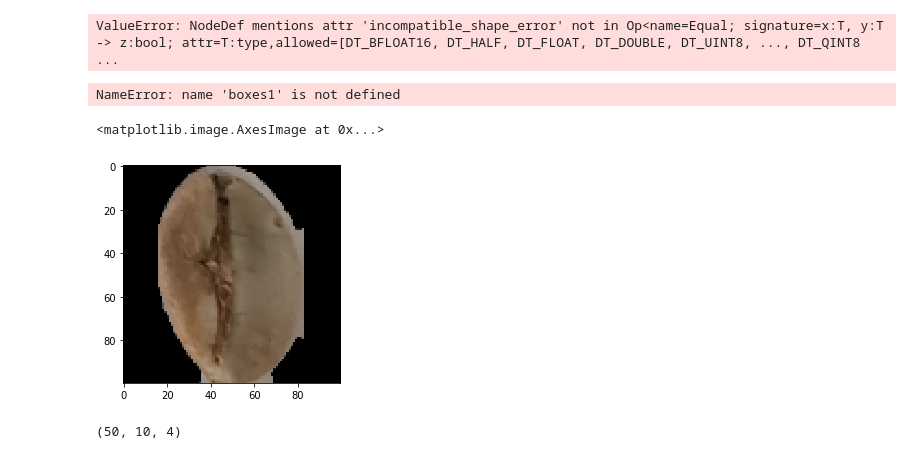
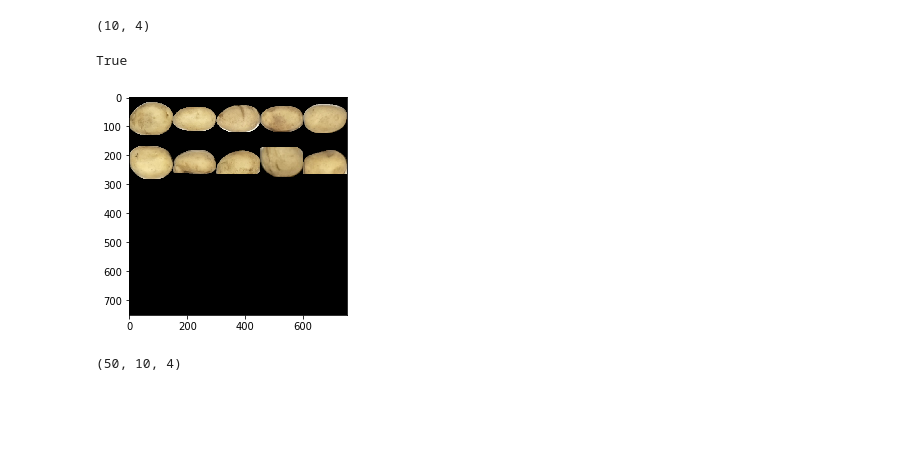
Before and after one commit to anshkumar/tensorRT, a Jupyter notebook: modelMerger.ipynb, the cells around one changed output. Cells and saved outputs as stored; diff of their text form; code cells hidden in the pictures; blank space fills up the shorter version.

Commit message:
align_corners=True in both mask resize and roi resize l1

```diff
--- a/modelMerger.ipynb
+++ b/modelMerger.ipynb
@@ -24,10 +24,10 @@ IS_L1_MASK = True
 IS_L2_MASK = False
 L2_BOX_PRUNING = True
 # %%
-pb_fname1 = "/Users/vedanshu/frozen_graph/tanisha_tomato_sort_l1_58204_tf_115.pb"
-pb_fname2 = "/Users/vedanshu/frozen_graph/tanisha_tomato_sort_l2_150000_tf_115.pb"
+pb_fname1 = "/Users/vedanshu/frozen_graph/ved_potato_l1_sort_mask_rcnn_inception_v2.pb"
+pb_fname2 = "/Users/vedanshu/frozen_graph/ved_potato_l2_5x5_sort_ssd_mobilenet_v2_fpn_3_class_oversample_BDH.pb"
 # %%
-img = cv2.imread("/Users/vedanshu/test2.jpg")
+img = cv2.imread("/Users/vedanshu/test.jpg")
 img = cv2.cvtColor(img, cv2.COLOR_BGR2RGB)
 # %%
 def get_frozen_graph(graph_file):
@@ -69,8 +69,6 @@ with l1_graph.as_default():
         tf.int32), name="l1_num_detections")
     if IS_L1_MASK:
         masks1 = tf.identity(tf_masks1[0], name="l1_masks")
-# %% [output]
-ValueError: NodeDef mentions attr 'incompatible_shape_error' not in Op<name=Equal; signature=x:T, y:T -> z:bool; attr=T:type,allowed=[DT_BFLOAT16, DT_HALF, DT_FLOAT, DT_DOUBLE, DT_UINT8, ..., DT_QINT8 ...
 # %%
 def image_grid(input_tensor, grid_shape=(5,5), image_shape=(150, 150),
     num_channels=3):
@@ -140,14 +138,16 @@ def while_body2_grid(j, boxes_pixels, roies, tf_input1, masks1):
         mask = masks1[j]
         mask = tf.stack([mask, mask, mask],axis=2)
         mask = tf.image.resize(mask, (boxH, boxW),
-                               method=tf.image.ResizeMethod.BICUBIC)
+                               method=tf.image.ResizeMethod.BICUBIC,
+                               align_corners=True)
         mask = (mask > L1_MASK_THRESH)
         mask = tf.cast(mask, tf.uint8)
         roi = tf.multiply(tf_input1[0, startY:endY, startX:endX],
             tf.cast(mask, tf.uint8))
     else:
         roi = tf_input1[0, startY:endY, startX:endX] # batch: 0
-    roi = tf.image.resize_image_with_pad(roi,image_shape[0],image_shape[1])
+    roi = tf.image.resize_image_with_pad(roi,image_shape[0],image_shape[1],
+                                         align_corners=True)
     roi = tf.dtypes.cast(roi, tf.uint8)
     roies = roies.write(j, roi)
     return [tf.add(j, 1), boxes_pixels, roies, tf_input1, masks1]
@@ -281,12 +281,13 @@ with intermediate_graph.as_default():
 # %%
 boxes1.shape
 # %% [output]
-NameError: name 'boxes1' is not defined
+(10, 4)
-# %%
-plt.imshow(grid_roies[0])
-# %% [output]
-<matplotlib.image.AxesImage at 0x...>
-[figure, removed]
+# %%
+plt.imshow(grid_roies[0])
+cv2.imwrite('out_grid_l2.jpg', cv2.cvtColor(grid_roies[0], cv2.COLOR_RGB2BGR))
+# %% [output]
+True
+[figure, added]
 # %%
 def getSquareImageFactors( img_width, img_height, target_width ):
         max_dim = tf.cond(
```
Also changed, not shown: 1 other file.
